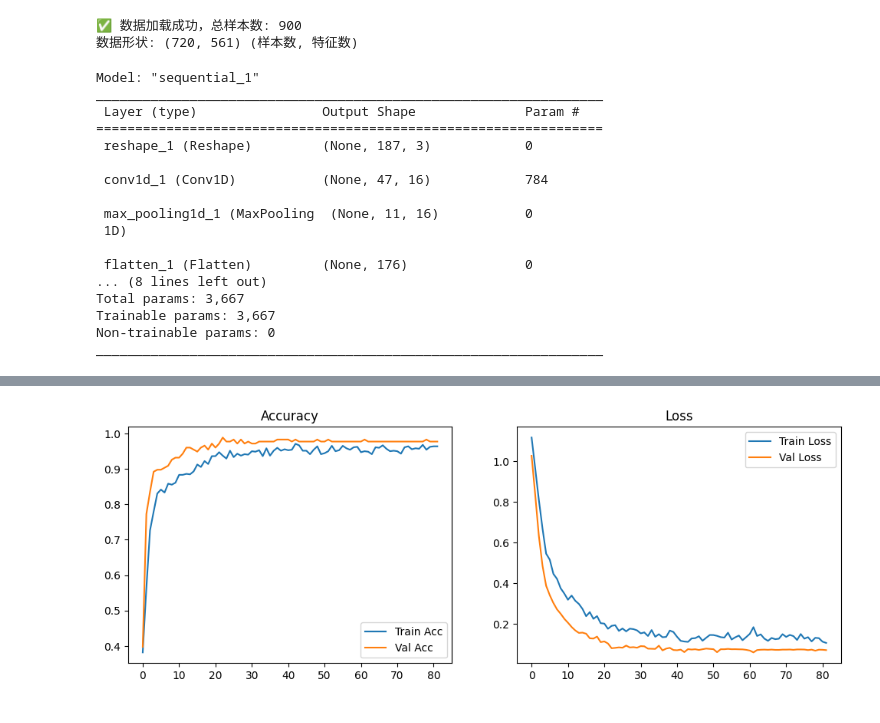
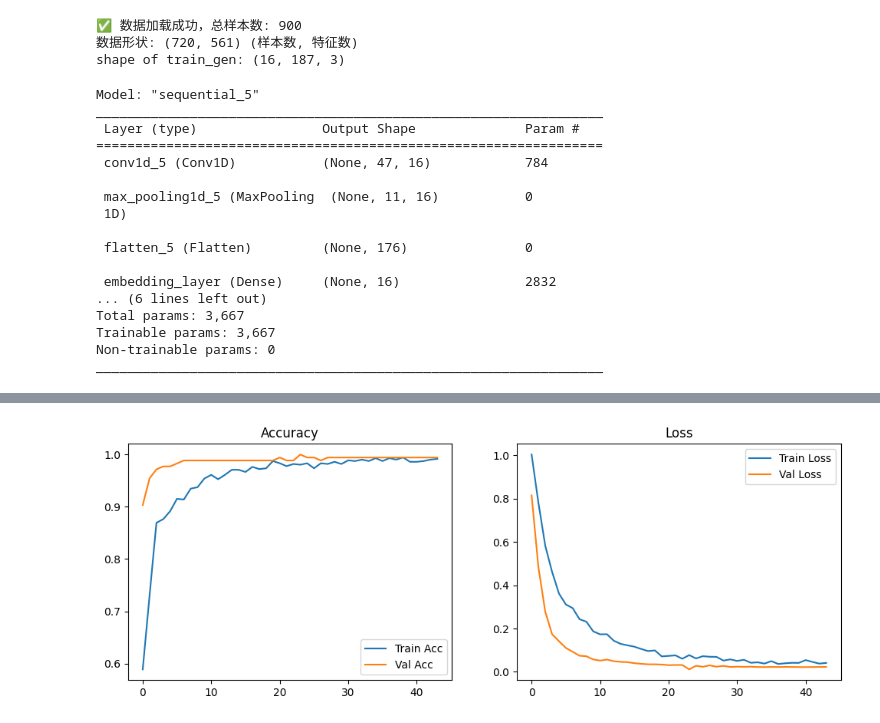
Before and after one commit to Farprt/Machin_Learning_for_IOT_Final_Project, a Jupyter notebook: sample.ipynb, the cells around one changed output, grey strips where cells are left out. Saved outputs shown, nothing was run; the diff lists cells and outputs as text; code cells hidden in the pictures.

Commit message:
fixed  bug for model input

```diff
--- a/sample.ipynb
+++ b/sample.ipynb
@@ -515,22 +430,24 @@ val_gen = IMUDataGenerator(
     batch_size=BATCH_SIZE,
     augment=False
 )
+
+print(f"shape of train_gen: {train_gen.__getitem__(0)[0].shape}")
 # %% [output]
 ✅ 数据加载成功，总样本数: 900
 数据形状: (720, 561) (样本数, 特征数)
+shape of train_gen: (16, 187, 3)
 # %%
 import tensorflow as tf
 
 INPUT_POINTS = 187   # 采样点数
 CHANNELS = 3         # x, y, z
-INPUT_SHAPE = INPUT_POINTS * CHANNELS # 558
+INPUT_SHAPE = INPUT_POINTS * CHANNELS # 561
 EMBEDDING_DIM = 16   # 最终输出的特征维度 (Federated Learning 传输用)
 NUM_CLASSES = 3      # Others, Flipendo, Wingardium
 
 modelNN = tf.keras.models.Sequential([
-    tf.keras.layers.Input(shape=(INPUT_SHAPE,)),
-    tf.keras.layers.Reshape((INPUT_POINTS, CHANNELS)),
-    # 输入: (186, 3) -> 输出: (186/4 = 47, 16)
+    tf.keras.layers.Input(shape=(INPUT_POINTS, CHANNELS)),
+    # 输入: (187, 3) -> 输出: (187/4 = 47, 16)
     tf.keras.layers.Conv1D(filters=16, kernel_size=16, strides=4, activation='relu', padding='same'),
     # (47, 16) ->  (11, 16) Pool=4: 47/4 ≈ 11
     tf.keras.layers.MaxPooling1D(pool_size=4),
@@ -545,19 +462,19 @@ modelNN = tf.keras.models.Sequential([
 
 modelNN.summary()
 # %% [output]
-Model: "sequential_1"
+Model: "sequential_5"
 _________________________________________________________________
  Layer (type)                Output Shape              Param #
 =================================================================
- reshape_1 (Reshape)         (None, 187, 3)            0
+ conv1d_5 (Conv1D)           (None, 47, 16)            784
 
- conv1d_1 (Conv1D)           (None, 47, 16)            784
-
- max_pooling1d_1 (MaxPooling  (None, 11, 16)           0
+ max_pooling1d_5 (MaxPooling  (None, 11, 16)           0
  1D)
 
- flatten_1 (Flatten)         (None, 176)               0
-... (8 lines left out)
+ flatten_5 (Flatten)         (None, 176)               0
+
+ embedding_layer (Dense)     (None, 16)                2832
+... (6 lines left out)
 Total params: 3,667
 Trainable params: 3,667
 Non-trainable params: 0
@@ -591,7 +508,6 @@ history = modelNN.fit(
     validation_data=val_gen,
     epochs=500,          # 最大轮数
     callbacks=callbacks,
-    verbose=1
 )
 
 plt.figure(figsize=(12, 4))
@@ -628,4 +544,4 @@ Epoch 82/500
-[figure, old version]
+[figure, new version]
 # %%
 import tensorflow as tf
 
```
Also changed, not shown: parts of 6 cells of this notebook.
